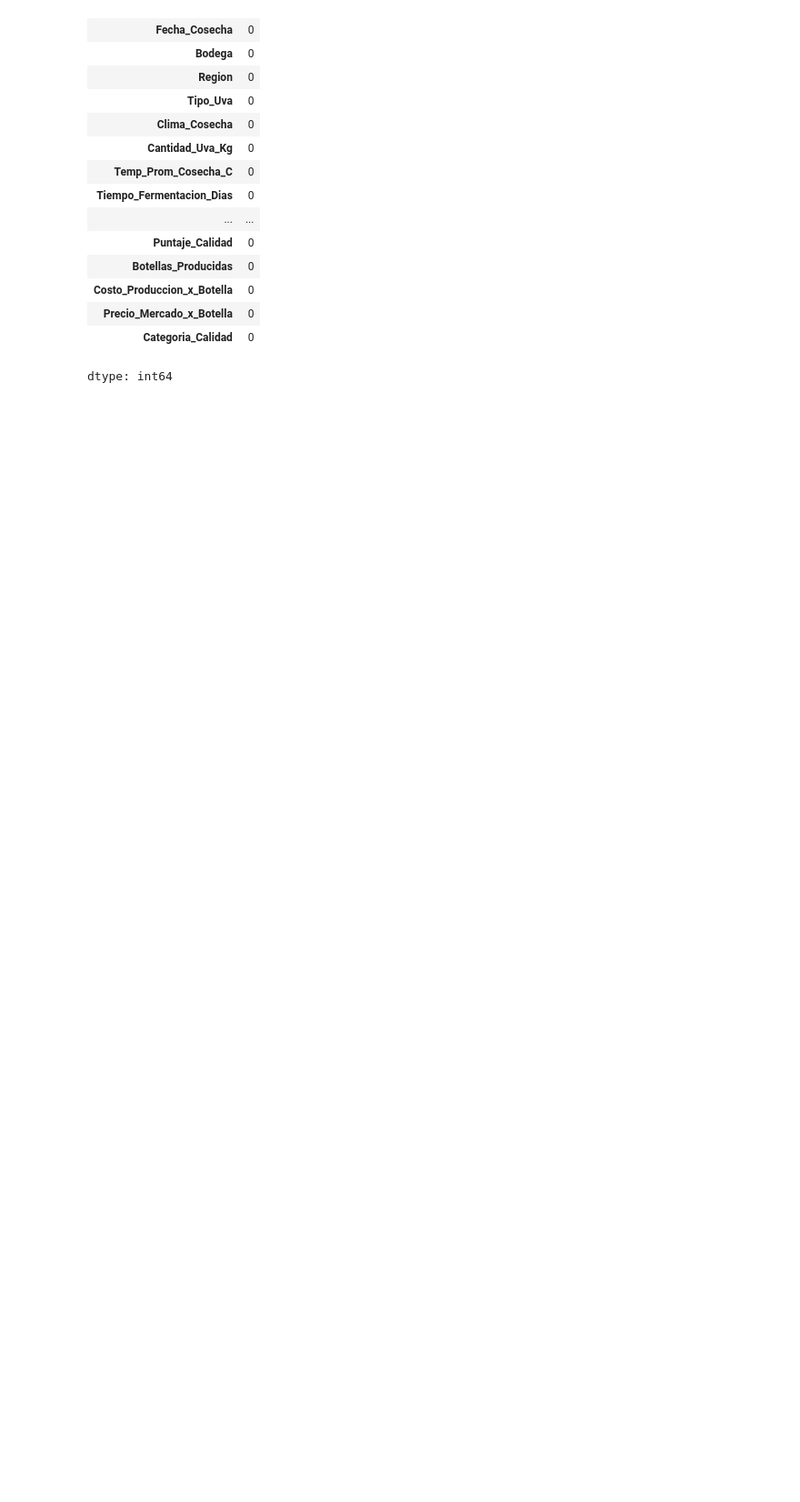
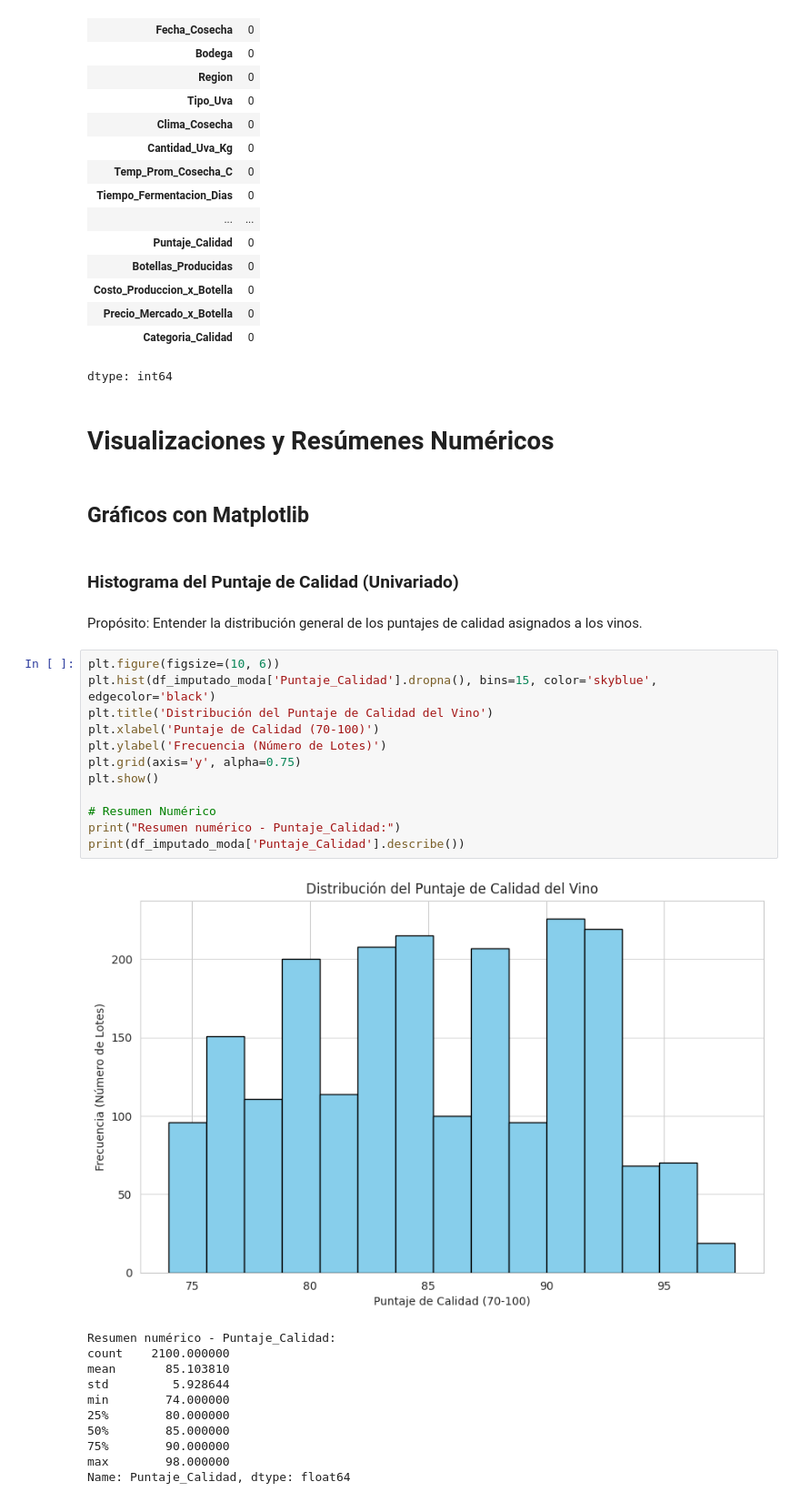
Before and after one commit to juancruzalbornoz/ProyectoDS, a Jupyter notebook: ProyectoDSParteIAlbornozJuanCruz.ipynb, the cells around one changed output. Shown at 91% size. Saved outputs shown, nothing was run; the diff lists cells and outputs as text; blank space fills up the shorter version.

```diff
--- a/ProyectoDSParteIAlbornozJuanCruz.ipynb
+++ b/ProyectoDSParteIAlbornozJuanCruz.ipynb
@@ -396,3 +456,35 @@ DataFrame después de imputación por moda (categóricas):
 | Precio_Mercado_x_Botella | 0 |
 | Categoria_Calidad | 0 |
 dtype: int64
+# %% [markdown]
+# Visualizaciones y Resúmenes Numéricos
+# %% [markdown]
+## Gráficos con Matplotlib
+# %% [markdown]
+### Histograma del Puntaje de Calidad (Univariado)
+# %% [markdown]
+Propósito: Entender la distribución general de los puntajes de calidad asignados a los vinos.
+# %%
+plt.figure(figsize=(10, 6))
+plt.hist(df_imputado_moda['Puntaje_Calidad'].dropna(), bins=15, color='skyblue', edgecolor='black')
+plt.title('Distribución del Puntaje de Calidad del Vino')
+plt.xlabel('Puntaje de Calidad (70-100)')
+plt.ylabel('Frecuencia (Número de Lotes)')
+plt.grid(axis='y', alpha=0.75)
+plt.show()
+
+# Resumen Numérico
+print("Resumen numérico - Puntaje_Calidad:")
+print(df_imputado_moda['Puntaje_Calidad'].describe())
+# %% [output]
+[figure, added]
+Resumen numérico - Puntaje_Calidad:
+count    2100.000000
+mean       85.103810
+std         5.928644
+min        74.000000
+25%        80.000000
+50%        85.000000
+75%        90.000000
+max        98.000000
+Name: Puntaje_Calidad, dtype: float64
```
Also changed, not shown: parts of 41 cells of this notebook.
